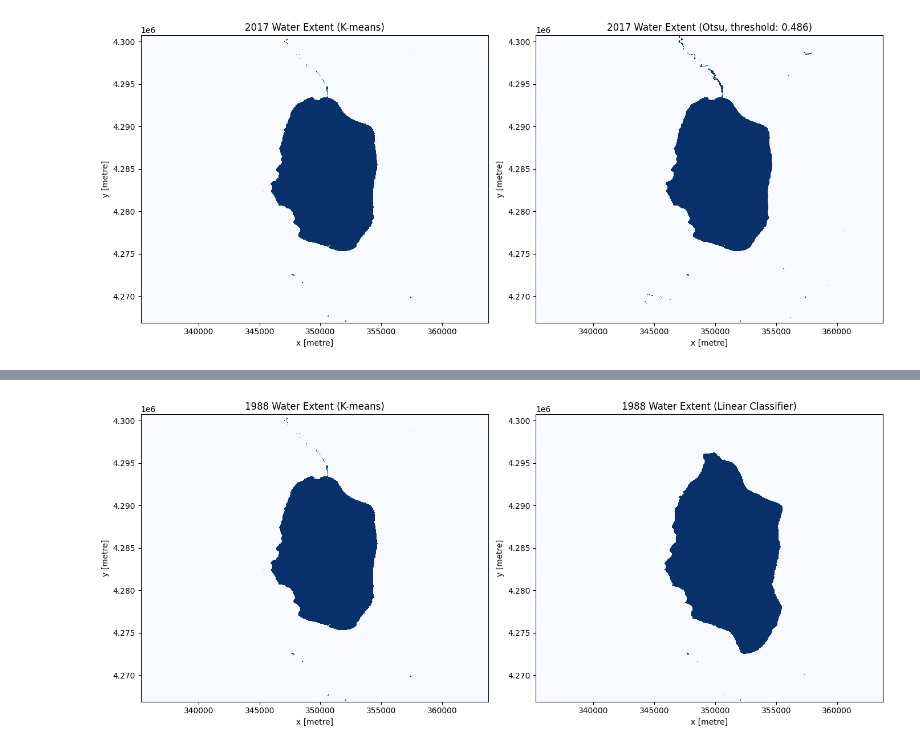
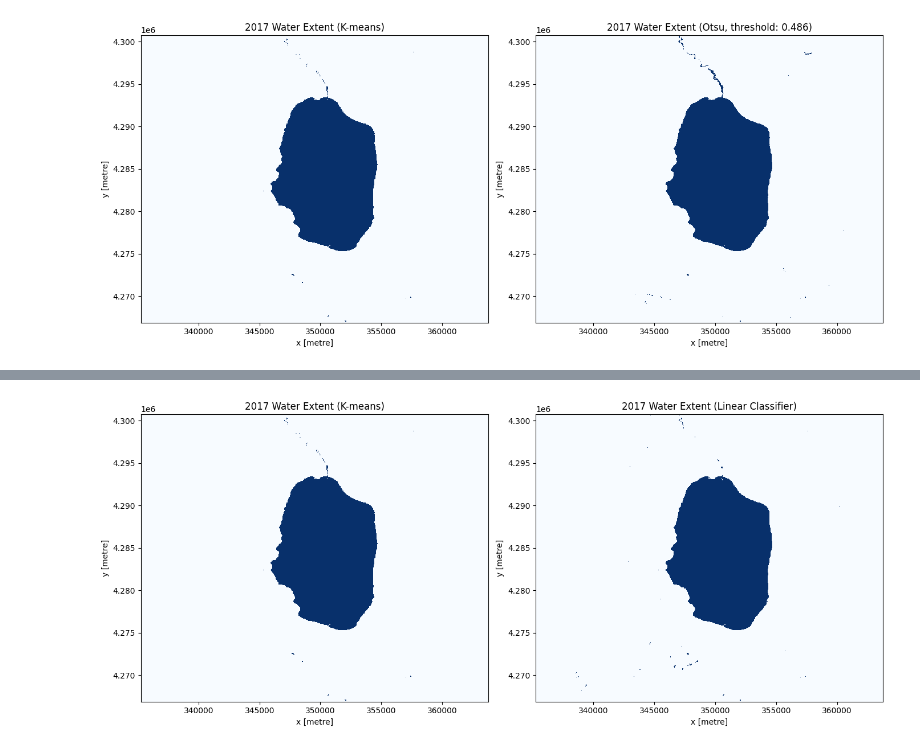
Before and after one commit to tess-vu/musa-650-spring2026, a Jupyter notebook: week04/solutions.ipynb, the cells around one changed output, grey strips where cells are left out. Drawn from its saved outputs; the diff is of its cells as text; code cells hidden in the pictures.

```diff
--- a/week04/solutions.ipynb
+++ b/week04/solutions.ipynb
@@ -239,14 +241,12 @@ The idea is simply to group pixels bsaed on similarity across all wavelength ban
 
 Lastly, I want to be clear that we're using k-means here because it's reasonably easy to understand and implement. In practice, more advanced clustering algorithms (like spectral clustering, hierarchical clustering, or DBSCAN) may yield better results depending on the specific characteristics of the dataset and the goals of the analysis. But k-means is what's available in Dask, so... it's what we're using.
 # %%
-
-
 kmeans = KMeans(n_clusters=4, random_state=0, max_iter=100)
-kmeans.fit(X)
+kmeans.fit(X_2017)
 labels = kmeans.labels_.compute()
 
-template = flattened_t_xda[:, 0]
-output_array = template.copy(data=labels)
+template_2017 = flattened_t_xda_2017[:, 0]
+output_array = template_2017.copy(data=labels)
 output_array
 # %% [output]
 <xarray.DataArray (z: 1071600)> Size: 4MB
@@ -483,13 +478,13 @@ buffer_m = 2500  # inner buffer for water samples
 outer_buffer_m = 10000  # non-water starts beyond this distance
 
 # Water samples: within inner buffer
-lake_mask = (abs(flattened_t_xda.x - lake_center_x) < buffer_m) & (
-    abs(flattened_t_xda.y - lake_center_y) < buffer_m
+lake_mask = (abs(flattened_t_xda_2017.x - lake_center_x) < buffer_m) & (
+    abs(flattened_t_xda_2017.y - lake_center_y) < buffer_m
 )
 
 # Non-water samples: OUTSIDE the outer buffer
-nonwater_mask = (abs(flattened_t_xda.x - lake_center_x) >= outer_buffer_m) | (
-    abs(flattened_t_xda.y - lake_center_y) >= outer_buffer_m
+nonwater_mask = (abs(flattened_t_xda_2017.x - lake_center_x) >= outer_buffer_m) | (
+    abs(flattened_t_xda_2017.y - lake_center_y) >= outer_buffer_m
 )
 
 # Sample points
@@ -504,10 +499,10 @@ water_2017.T.plot(ax=ax, cmap="Blues", vmin=0, vmax=1, alpha=0.5, add_colorbar=F
 cx.add_basemap(ax, crs=crs_string, source=cx.providers.Esri.WorldImagery)
 
 # Extract coordinates
-water_coords = flattened_t_xda.isel(z=water_sample_idx)
+water_coords = flattened_t_xda_2017.isel(z=water_sample_idx)
 water_x, water_y = water_coords.x.values, water_coords.y.values
 
-nonwater_coords = flattened_t_xda.isel(z=nonwater_sample_idx)
+nonwater_coords = flattened_t_xda_2017.isel(z=nonwater_sample_idx)
 nonwater_x, nonwater_y = nonwater_coords.x.values, nonwater_coords.y.values
 
 # Plot training points
@@ -542,7 +537,6 @@ ax.scatter(
 )
 
 
-
 rect_inner = Rectangle(
     (lake_center_x - buffer_m, lake_center_y - buffer_m),
     2 * buffer_m,
@@ -575,3 +569,10 @@ plt.show()
+# %%
+# Extract training samples for 2017 data
+X_water = rescaled_xda_2017.isel(z=water_sample_idx).values
+y_water = np.ones(len(water_sample_idx), dtype=int)
+
+X_nonwater = rescaled_xda_2017.isel(z=nonwater_sample_idx).values
+y_nonwater = np.zeros(len(nonwater_sample_idx), dtype=int)
 # %%
 # Combine and train
 X_train = np.vstack([X_water, X_nonwater])
@@ -581,9 +582,9 @@ clf = LogisticRegression()
 clf.fit(da.from_array(X_train), da.from_array(y_train))
 
 # Rechunk so bands are in one chunk, then predict
-X_rechunked = X.data.rechunk({1: X.data.shape[1]})
-water_labels = clf.predict(X_rechunked).compute()
+X_2017_rechunked = X_2017.data.rechunk({1: X_2017.data.shape[1]})
+water_labels = clf.predict(X_2017_rechunked).compute()
 
 # Reshape to spatial grid
-water_classified = template.copy(data=water_labels).unstack()
+water_classified = template_2017.copy(data=water_labels).unstack()
 # %%
@@ -621,15 +620,15 @@ Confusion Matrix:
 # %%
 fig, (ax1, ax2) = plt.subplots(1, 2, figsize=(14, 6))
 
 # K-means water mask
 water_2017.T.plot(ax=ax1, cmap="Blues", vmin=0, vmax=1, add_colorbar=False)
-ax1.set_title("1988 Water Extent (K-means)")
+ax1.set_title("2017 Water Extent (K-means)")
 
 # Linear classifier water mask
 water_classified.T.plot(ax=ax2, cmap="Blues", vmin=0, vmax=1, add_colorbar=False)
-ax2.set_title("1988 Water Extent (Linear Classifier)")
+ax2.set_title("2017 Water Extent (Linear Classifier)")
 
 plt.tight_layout()
 plt.show()
 # %% [output]
-[figure, old version]
+[figure, new version]
```
Also changed, not shown: parts of 13 cells of this notebook, 1 other file.
